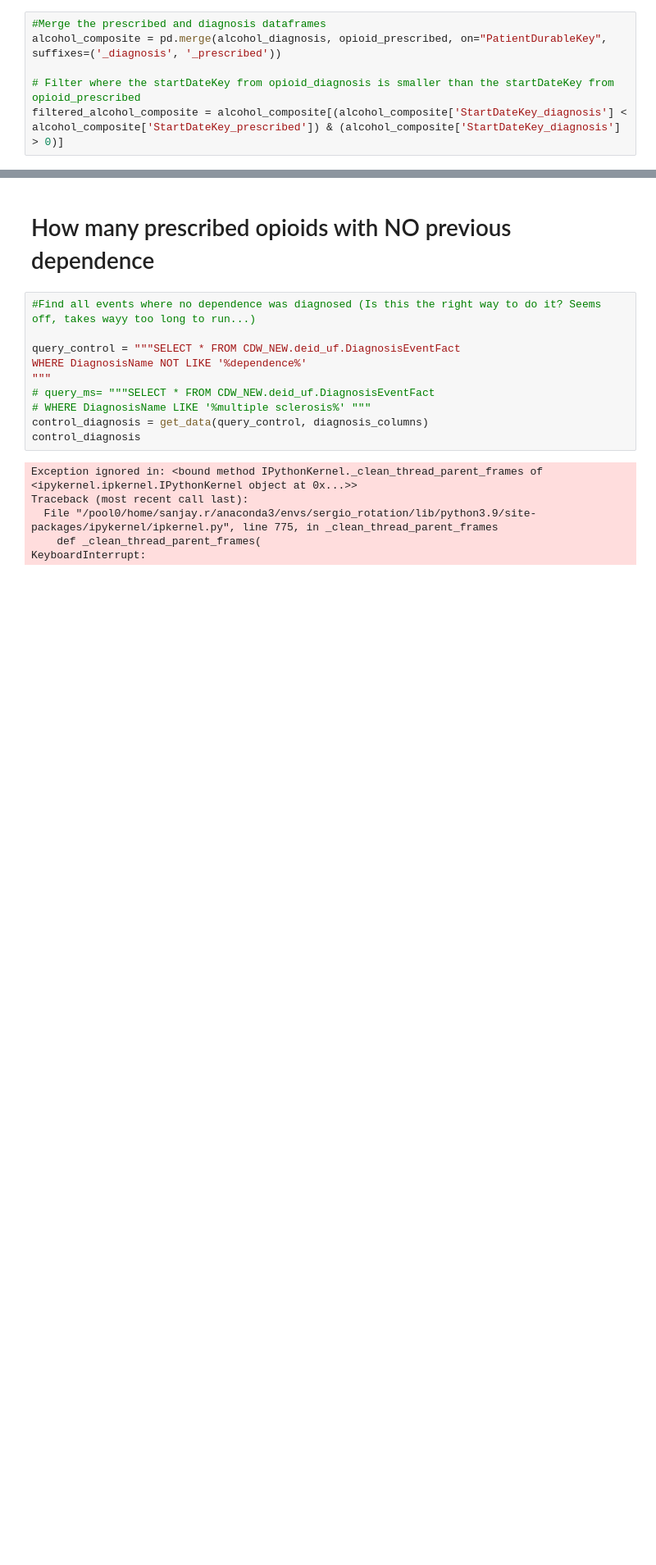
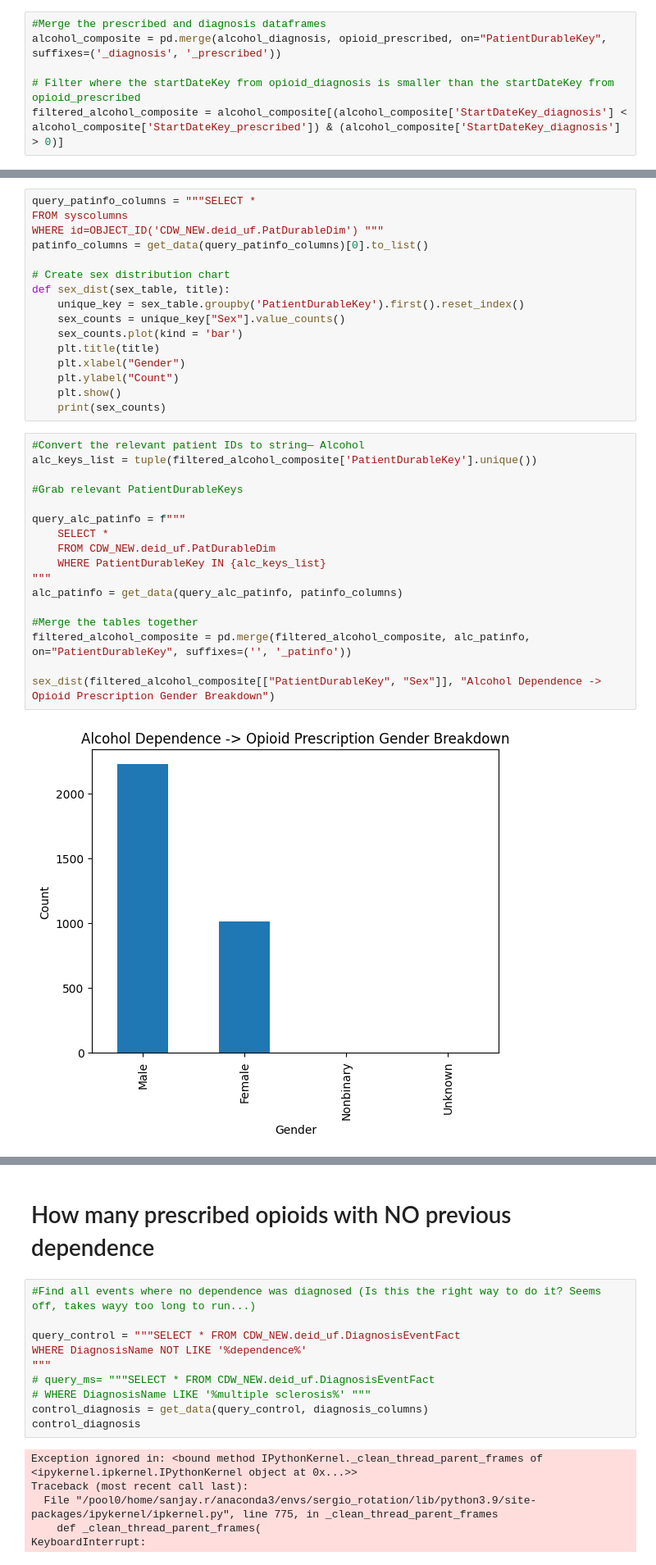
Before and after one commit to sanjayontheweb/SergioRotation, a Jupyter notebook: AddictionEHRQuery.ipynb, the cells around one changed output, grey strips where cells are left out. Shown: that part at 82% size. Cells and saved outputs as stored; diff of their text form; blank space fills up the shorter version.

```diff
--- a/AddictionEHRQuery.ipynb
+++ b/AddictionEHRQuery.ipynb
@@ -188,0 +187,35 @@ filtered_alcohol_composite['PatientDurableKey'].nunique()
+# %%
+query_patinfo_columns = """SELECT *
+FROM syscolumns
+WHERE id=OBJECT_ID('CDW_NEW.deid_uf.PatDurableDim') """
+patinfo_columns = get_data(query_patinfo_columns)[0].to_list()
+
+# Create sex distribution chart
+def sex_dist(sex_table, title):
+    unique_key = sex_table.groupby('PatientDurableKey').first().reset_index()
+    sex_counts = unique_key["Sex"].value_counts()
+    sex_counts.plot(kind = 'bar')
+    plt.title(title)
+    plt.xlabel("Gender")
+    plt.ylabel("Count")
+    plt.show()
+    print(sex_counts)
+# %%
+#Convert the relevant patient IDs to string— Alcohol
+alc_keys_list = tuple(filtered_alcohol_composite['PatientDurableKey'].unique())
+
+#Grab relevant PatientDurableKeys
+
+query_alc_patinfo = f"""
+    SELECT *
+    FROM CDW_NEW.deid_uf.PatDurableDim
+    WHERE PatientDurableKey IN {alc_keys_list}
+"""
+alc_patinfo = get_data(query_alc_patinfo, patinfo_columns)
+
+#Merge the tables together
+filtered_alcohol_composite = pd.merge(filtered_alcohol_composite, alc_patinfo, on="PatientDurableKey", suffixes=('', '_patinfo'))
+
+sex_dist(filtered_alcohol_composite[["PatientDurableKey", "Sex"]], "Alcohol Dependence -> Opioid Prescription Gender Breakdown")
+# %% [output]
+[figure, added]
```
Also changed, not shown: parts of 11 cells of this notebook, 1 other file.
